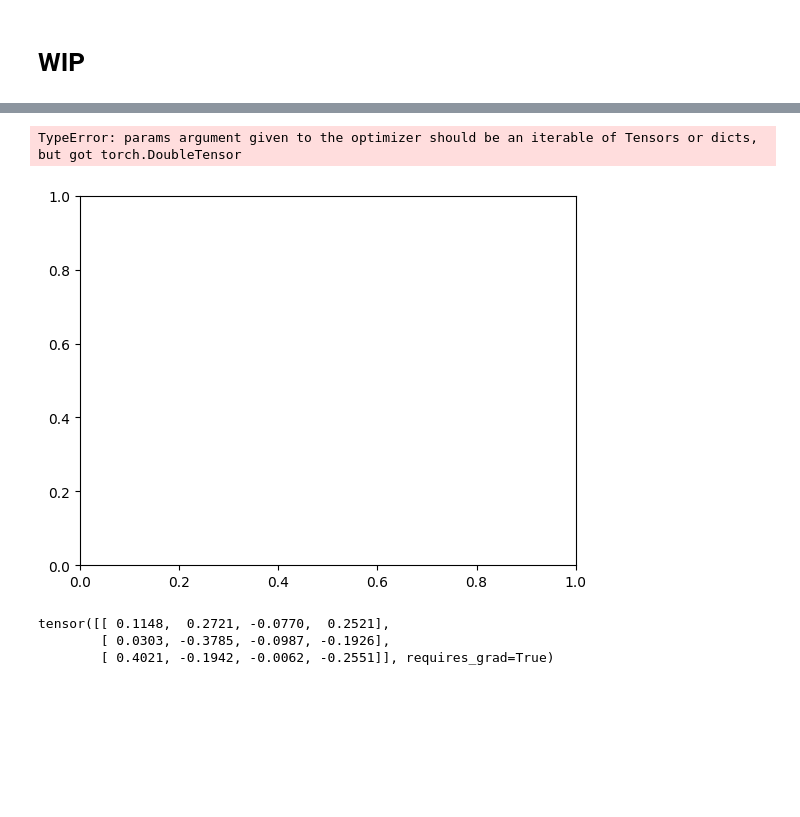
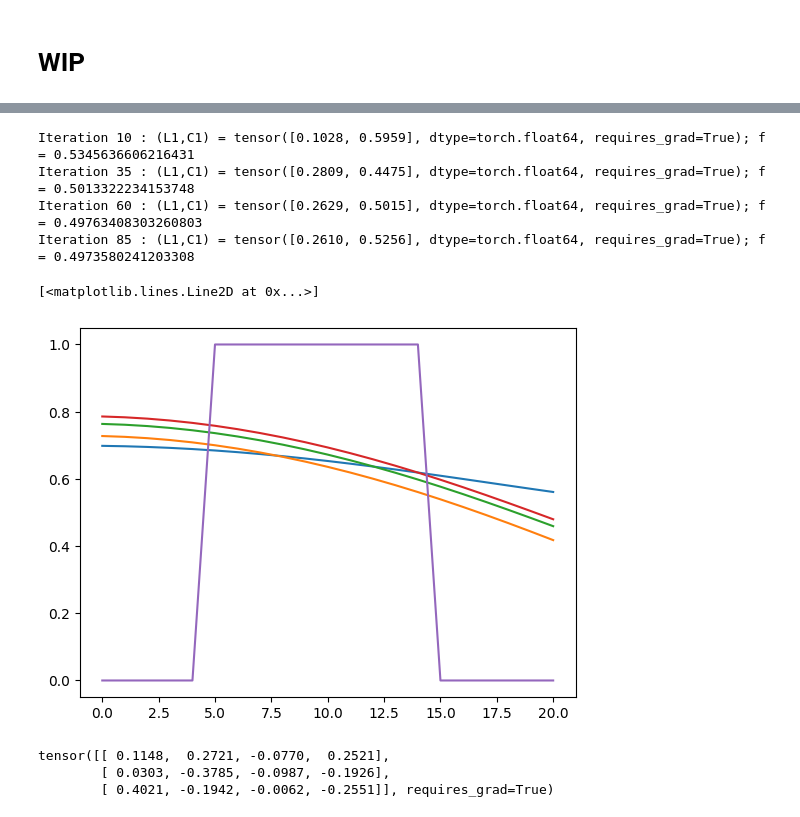
Before and after one commit to a-dag-a/sandbox__ML, a Jupyter notebook: autodiff/WIP.ipynb, the cells around one changed output, grey strips where cells are left out. Drawn from its saved outputs; the diff is of its cells as text; code cells hidden in the pictures; blank space fills up the shorter version.

```diff
--- a/autodiff/WIP.ipynb
+++ b/autodiff/WIP.ipynb
@@ -13,14 +13,19 @@ polynomial_target = torch.zeros(len(w))
 polynomial_target[int(0.25*len(w)):int(0.75*len(w))] = 1
 def computeCurve(parameters):
     # polynomial_w = sum(c * w**i for i, c in enumerate(parameters))
-    polynomial_w = sum(c * np.cos(i*w) for i, c in enumerate(parameters))
+    # polynomial_w = sum(c * np.cos(i*w) for i, c in enumerate(parameters))
+    polynomial_w = sum(c * np.exp(1j*i*w) for i, c in enumerate(parameters))
     return polynomial_w
 def computeError(parameters):
     polynomial_w = computeCurve(parameters)
-    loss = nn.MSELoss()(polynomial_w, polynomial_target)
+    # loss = nn.MSELoss()(polynomial_w, polynomial_target)
+    loss_real = nn.MSELoss()(torch.real(polynomial_w), torch.real(polynomial_target))
+    loss_imag = nn.MSELoss()(torch.imag(polynomial_w), torch.real(polynomial_target))
+    loss = loss_real+loss_imag
     return loss
 # %%
-parameters = torch.tensor(np.random.rand(20), requires_grad=True)
+_num_terms = 40 # max number of fourier terms
+parameters = torch.tensor(np.random.rand(_num_terms), requires_grad=True)
 fig, axes = plt.subplots(); legend = []
 optimizer = torch.optim.Adam([parameters], lr=0.5) # Adaptive algorithm, better
 for i in range(200):
@@ -28,9 +33,9 @@ for i in range(200):
     f = computeError(parameters)
     f.backward()
     optimizer.step()
-    if(i%25==0):
+    if(i%25==0 and i> 50):
         # print(f'Iteration {i} : (c0,c1,c2) = {[_c.item() for _c in [c0,c1,c2]]}; f = {f.item()}')
-        axes.plot(computeCurve(parameters).detach().numpy())
+        axes.plot(abs(computeCurve(parameters)).detach().numpy())
         legend.append(i)
 legend.append('Target')
 axes.plot(polynomial_target)
@@ -83,31 +101,33 @@ def computeError(parameters):
 # %%
 
 # =======================================================
 # parameters = torch.tensor([1.0,2.0,3.0], requires_grad=True)
 parameters = torch.tensor(np.random.rand(2), requires_grad=True)
 
 fig, axes = plt.subplots(); legend = []
 # optimizer = torch.optim.Adam([parameters], lr=0.5) # Adaptive algorithm, better
-optimizer = torch.optim.Adam(parameters, lr=0.5) # Adaptive algorithm, better
+optimizer = torch.optim.Adam([parameters], lr=0.5) # Adaptive algorithm, better
 for i in range(100):
     optimizer.zero_grad()
     # f = computeError(c0,c1,c2)
     f = computeError(parameters)
     f.backward()
     optimizer.step()
     if(i%25==10):
-        # print(f'Iteration {i} : (L1,C1) = {[_c.item() for _c in parameters]}; f = {f.item()}')
-        # print(f'Iteration {i} : (L1,C1) = {parameters.detach().numpy()}; f = {f.item()}')
         print(f'Iteration {i} : (L1,C1) = {parameters}; f = {f.item()}')
-        axes.plot(computeCurve(parameters).detach().numpy())
+        axes.plot(abs(computeCurve(parameters)).detach().numpy())
         legend.append(i)
 # legend.append('Target')
-# axes.plot(polynomial_target)
+axes.plot(polynomial_target)
 # axes.legend(legend)
 # axes.grid('on')
 # %% [output]
-TypeError: params argument given to the optimizer should be an iterable of Tensors or dicts, but got torch.DoubleTensor
+Iteration 10 : (L1,C1) = tensor([0.1028, 0.5959], dtype=torch.float64, requires_grad=True); f = 0.5345636606216431
+Iteration 35 : (L1,C1) = tensor([0.2809, 0.4475], dtype=torch.float64, requires_grad=True); f = 0.5013322234153748
+Iteration 60 : (L1,C1) = tensor([0.2629, 0.5015], dtype=torch.float64, requires_grad=True); f = 0.49763408303260803
+Iteration 85 : (L1,C1) = tensor([0.2610, 0.5256], dtype=torch.float64, requires_grad=True); f = 0.4973580241203308
+[<matplotlib.lines.Line2D at 0x...>]
-[figure, old version]
+[figure, new version]
 # %%
 import torch
 import torch.optim as optim
```
Also changed, not shown: parts of 3 cells of this notebook.
